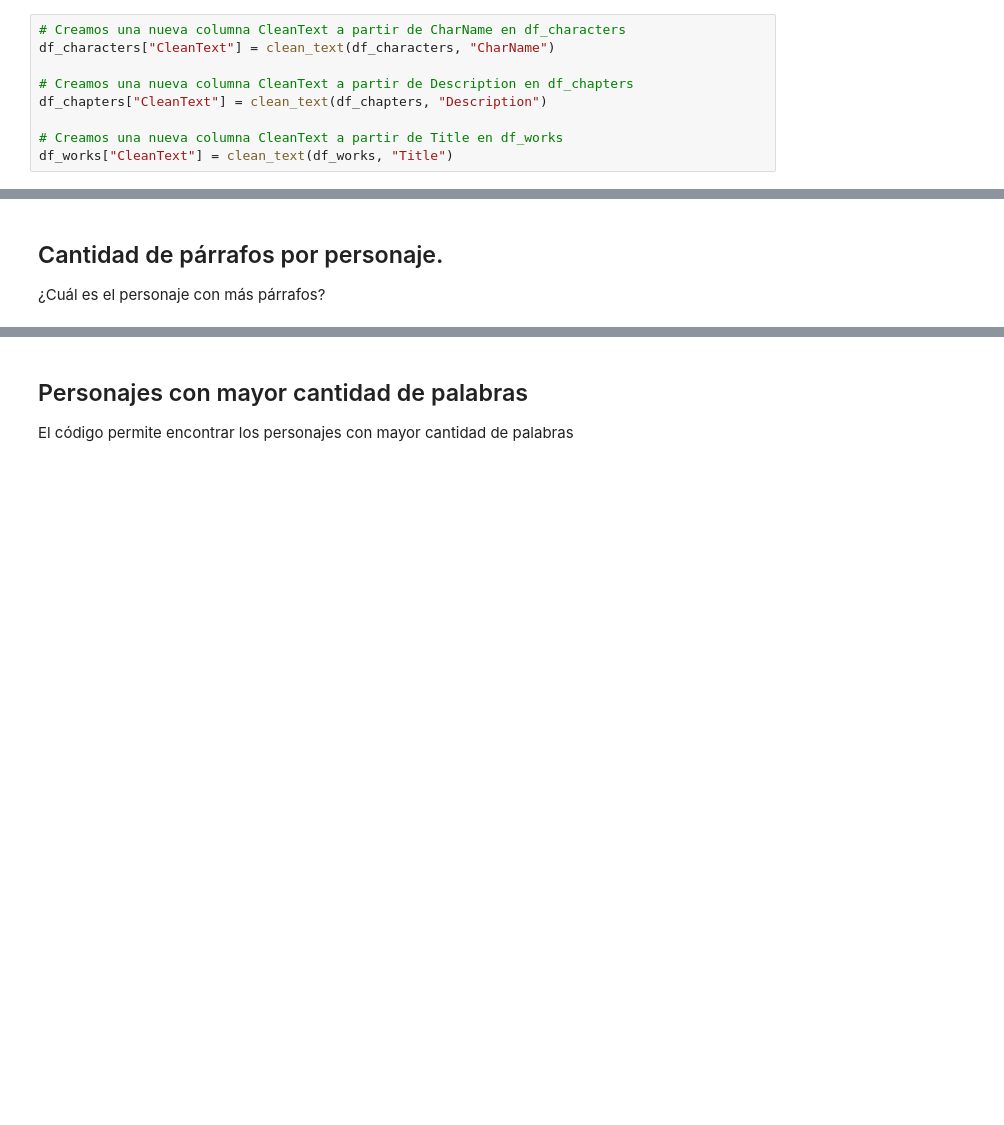
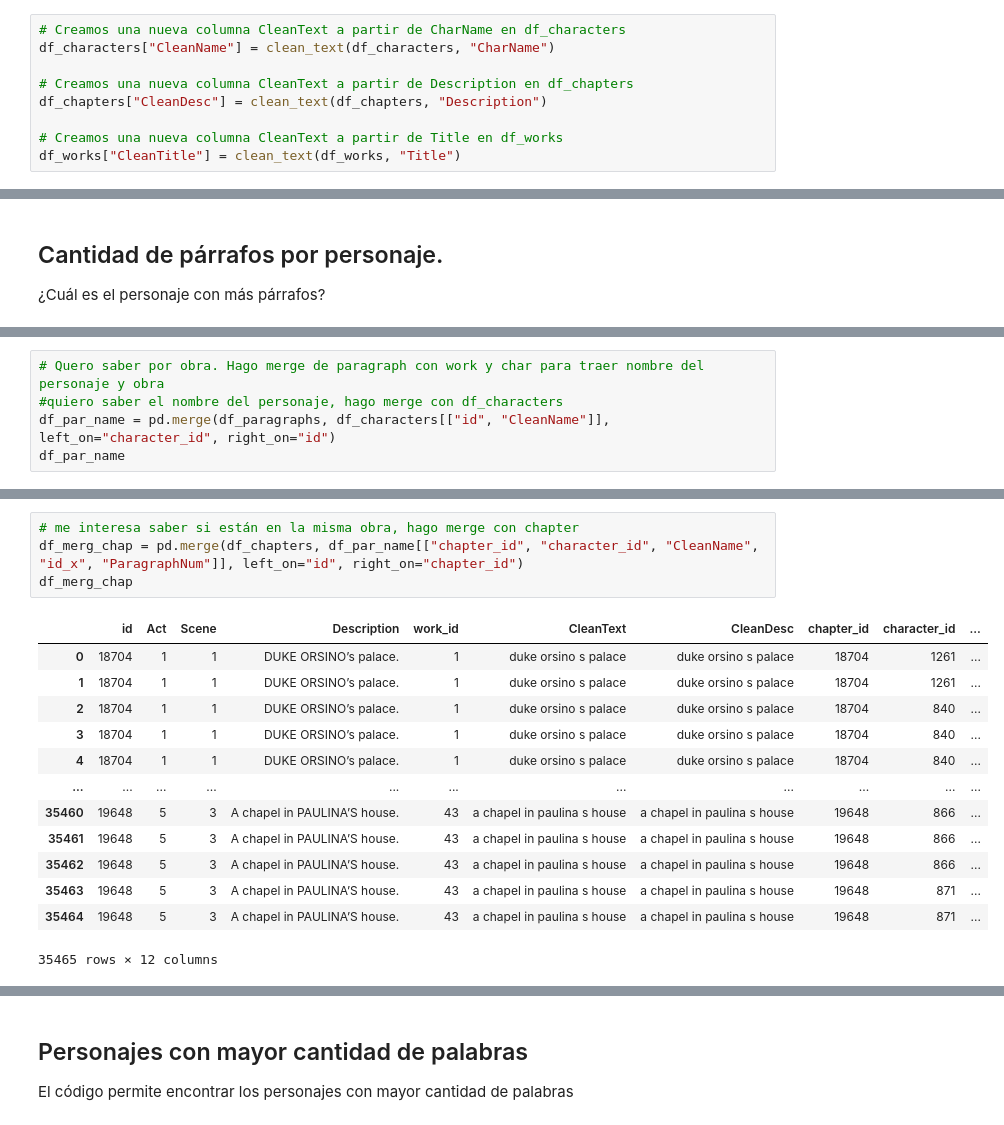
Before and after one commit to AnaCortazzo/ShakespeareTarea1, a Jupyter notebook: shakespeareAnalysis.ipynb, the cells around one changed output, grey strips where cells are left out. Cells and saved outputs as stored; diff of their text form; blank space fills up the shorter version.

```diff
--- a/shakespeareAnalysis.ipynb
+++ b/shakespeareAnalysis.ipynb
@@ -276,13 +278,13 @@ df_paragraphs[["PlainText", "CleanText"]]
 35465 rows × 2 columns
 # %%
 # Creamos una nueva columna CleanText a partir de CharName en df_characters
-df_characters["CleanText"] = clean_text(df_characters, "CharName")
+df_characters["CleanName"] = clean_text(df_characters, "CharName")
 
 # Creamos una nueva columna CleanText a partir de Description en df_chapters
-df_chapters["CleanText"] = clean_text(df_chapters, "Description")
+df_chapters["CleanDesc"] = clean_text(df_chapters, "Description")
 
 # Creamos una nueva columna CleanText a partir de Title en df_works
-df_works["CleanText"] = clean_text(df_works, "Title")
+df_works["CleanTitle"] = clean_text(df_works, "Title")
 # %% [markdown]
 ### Conteo de palabras
 # %%
@@ -415,0 +482,5 @@ _ = plt.xticks(rotation=90)
+# %%
+# Quero saber por obra. Hago merge de paragraph con work y char para traer nombre del personaje y obra
+#quiero saber el nombre del personaje, hago merge con df_characters
+df_par_name = pd.merge(df_paragraphs, df_characters[["id", "CleanName"]], left_on="character_id", right_on="id")
+df_par_name
@@ -415,0 +501,18 @@ _ = plt.xticks(rotation=90)
+# %%
+# me interesa saber si están en la misma obra, hago merge con chapter
+df_merg_chap = pd.merge(df_chapters, df_par_name[["chapter_id", "character_id", "CleanName", "id_x", "ParagraphNum"]], left_on="id", right_on="chapter_id")
+df_merg_chap
+# %% [output]
+|  | id | Act | Scene | Description | work_id | CleanText | CleanDesc | chapter_id | character_id | ... |
+| 0 | 18704 | 1 | 1 | DUKE ORSINO’s palace. | 1 | duke orsino s palace | duke orsino s palace | 18704 | 1261 | ... |
+| 1 | 18704 | 1 | 1 | DUKE ORSINO’s palace. | 1 | duke orsino s palace | duke orsino s palace | 18704 | 1261 | ... |
+| 2 | 18704 | 1 | 1 | DUKE ORSINO’s palace. | 1 | duke orsino s palace | duke orsino s palace | 18704 | 840 | ... |
+| 3 | 18704 | 1 | 1 | DUKE ORSINO’s palace. | 1 | duke orsino s palace | duke orsino s palace | 18704 | 840 | ... |
+| 4 | 18704 | 1 | 1 | DUKE ORSINO’s palace. | 1 | duke orsino s palace | duke orsino s palace | 18704 | 840 | ... |
+| ... | ... | ... | ... | ... | ... | ... | ... | ... | ... | ... |
+| 35460 | 19648 | 5 | 3 | A chapel in PAULINA’S house. | 43 | a chapel in paulina s house | a chapel in paulina s house | 19648 | 866 | ... |
+| 35461 | 19648 | 5 | 3 | A chapel in PAULINA’S house. | 43 | a chapel in paulina s house | a chapel in paulina s house | 19648 | 866 | ... |
+| 35462 | 19648 | 5 | 3 | A chapel in PAULINA’S house. | 43 | a chapel in paulina s house | a chapel in paulina s house | 19648 | 866 | ... |
+| 35463 | 19648 | 5 | 3 | A chapel in PAULINA’S house. | 43 | a chapel in paulina s house | a chapel in paulina s house | 19648 | 871 | ... |
+| 35464 | 19648 | 5 | 3 | A chapel in PAULINA’S house. | 43 | a chapel in paulina s house | a chapel in paulina s house | 19648 | 871 | ... |
+35465 rows × 12 columns
```
Also changed, not shown: parts of 14 cells of this notebook, 1 other file.
